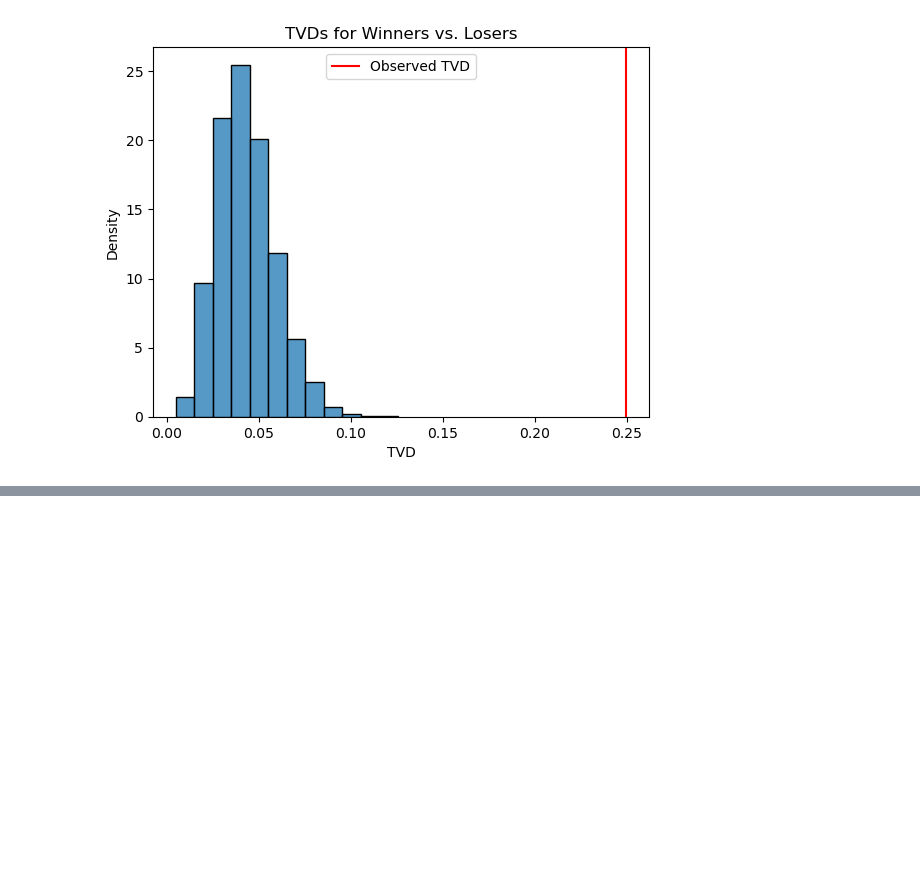
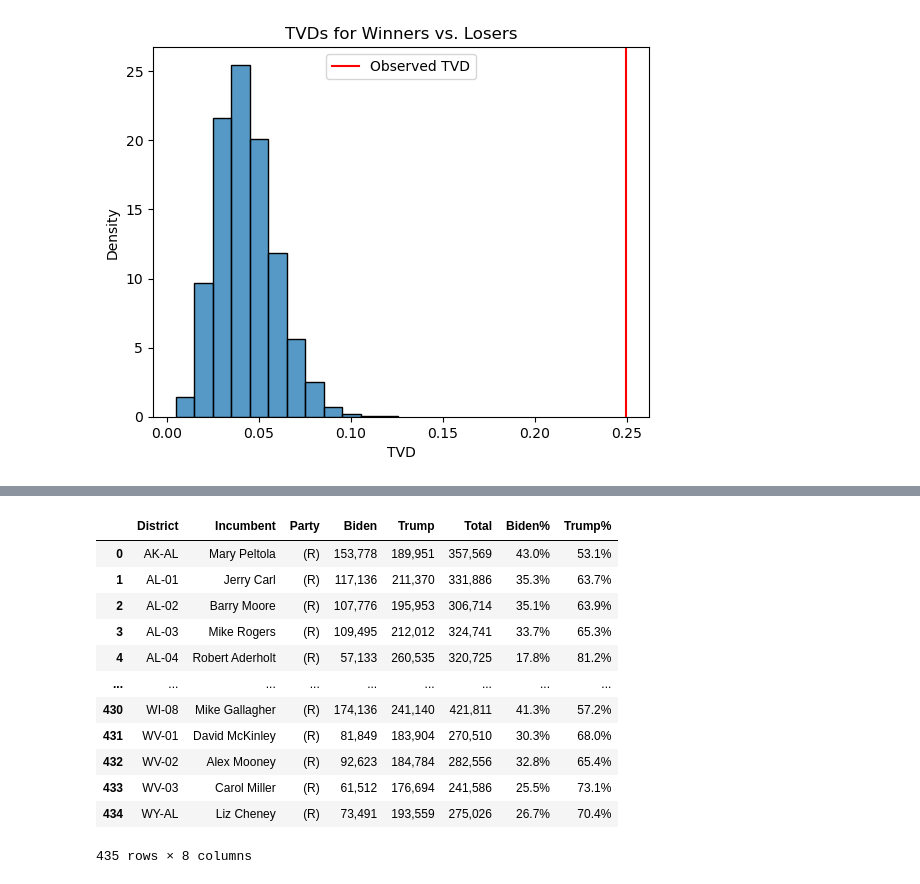
Before and after one commit to sarsong/data102proj, a Jupyter notebook: vivian_eda.ipynb, the cells around one changed output, grey strips where cells are left out. Drawn from its saved outputs; the diff is of its cells as text; code cells hidden in the pictures; blank space fills up the shorter version.

```diff
--- a/vivian_eda.ipynb
+++ b/vivian_eda.ipynb
@@ -320,0 +384,18 @@ p-val: 0.0
+# %%
+kos = pd.read_csv('data/dkos.csv')
+# %%
+kos
+# %% [output]
+|  | District | Incumbent | Party | Biden | Trump | Total | Biden% | Trump% |
+| 0 | AK-AL | Mary Peltola | (R) | 153,778 | 189,951 | 357,569 | 43.0% | 53.1% |
+| 1 | AL-01 | Jerry Carl | (R) | 117,136 | 211,370 | 331,886 | 35.3% | 63.7% |
+| 2 | AL-02 | Barry Moore | (R) | 107,776 | 195,953 | 306,714 | 35.1% | 63.9% |
+| 3 | AL-03 | Mike Rogers | (R) | 109,495 | 212,012 | 324,741 | 33.7% | 65.3% |
+| 4 | AL-04 | Robert Aderholt | (R) | 57,133 | 260,535 | 320,725 | 17.8% | 81.2% |
+| ... | ... | ... | ... | ... | ... | ... | ... | ... |
+| 430 | WI-08 | Mike Gallagher | (R) | 174,136 | 241,140 | 421,811 | 41.3% | 57.2% |
+| 431 | WV-01 | David McKinley | (R) | 81,849 | 183,904 | 270,510 | 30.3% | 68.0% |
+| 432 | WV-02 | Alex Mooney | (R) | 92,623 | 184,784 | 282,556 | 32.8% | 65.4% |
+| 433 | WV-03 | Carol Miller | (R) | 61,512 | 176,694 | 241,586 | 25.5% | 73.1% |
+| 434 | WY-AL | Liz Cheney | (R) | 73,491 | 193,559 | 275,026 | 26.7% | 70.4% |
+435 rows × 8 columns
```
Also changed, not shown: parts of 5 cells of this notebook, 1 other file.
